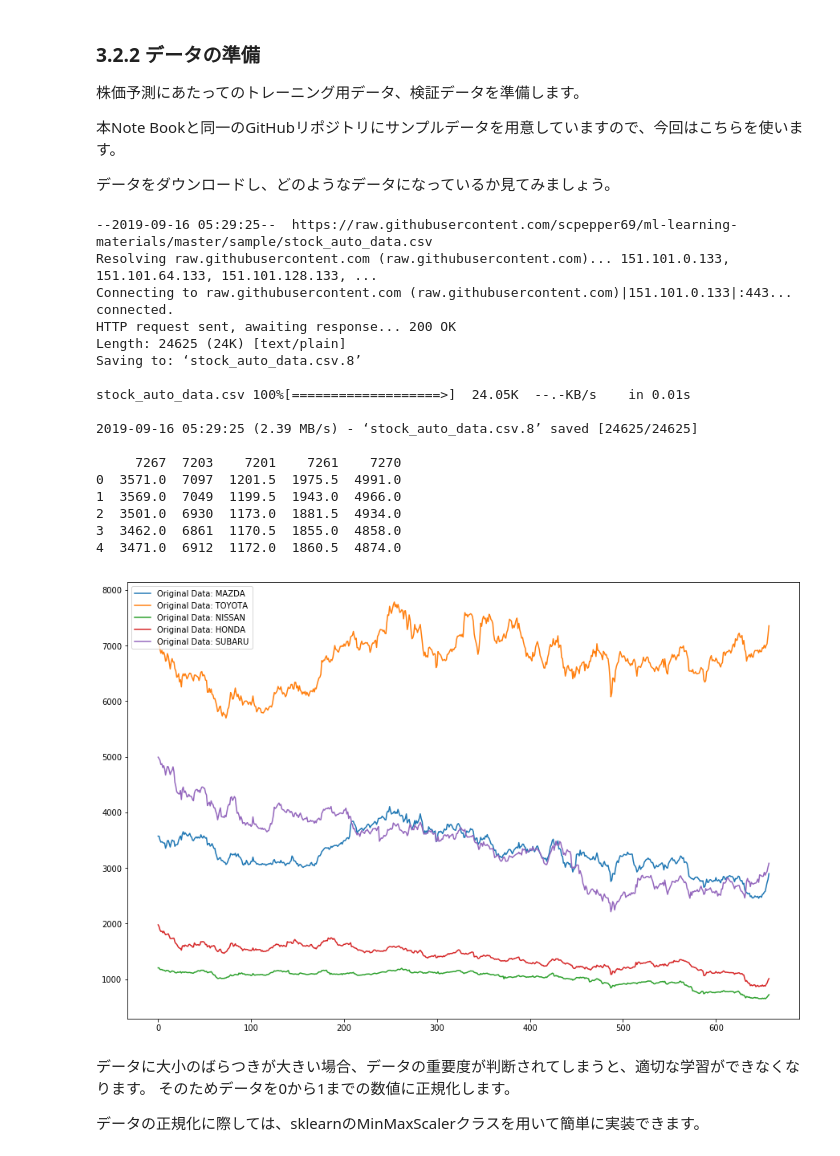
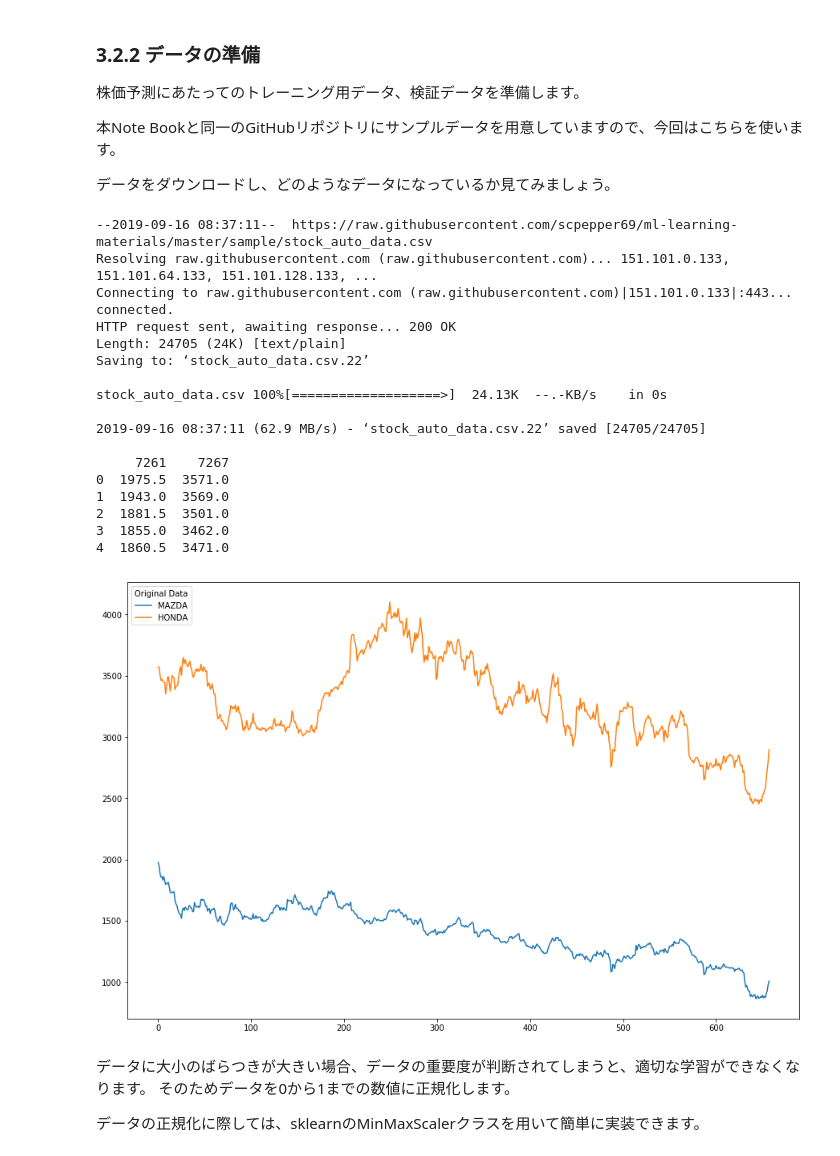
Before and after one commit to scpepper69/ml-learning-materials, a Jupyter notebook: TensorFlow_Keras_LSTM_01_draft.ipynb, the cells around one changed output. Cells and saved outputs as stored; diff of their text form; code cells hidden in the pictures.

```diff
--- a/TensorFlow_Keras_LSTM_01_draft.ipynb
+++ b/TensorFlow_Keras_LSTM_01_draft.ipynb
@@ -85,38 +88,40 @@ tf_graph_util.py.1  100%[===================>]  19.12K  --.-KB/s    in 0.01s
 # %%
 # 予測対象のサンプルデータを取得
 !wget https://raw.githubusercontent.com/scpepper69/ml-learning-materials/master/sample/stock_auto_data.csv
 
-dataframe = pandas.read_csv('./stock_auto_data.csv', usecols=[1,2,3,4,5], engine='python', skipfooter=0).iloc[:,[3,1,0,2,4]]
-#dataframe = pandas.read_csv('./stock_auto_data.csv', usecols=[3,5], engine='python', skipfooter=0)
-#dataframe = pandas.read_csv('./stock_auto_data.csv', usecols=[2], engine='python', skipfooter=0)
+#legend_list = ["MAZDA","TOYOTA","NISSAN","HONDA","SUBARU"]
+legend_list = ["MAZDA","HONDA"]
+
+
+#dataframe = pandas.read_csv('./stock_auto_data.csv', usecols=[1,2,3,4,5], engine='python', skipfooter=0).iloc[:,[2,1,0,3,4]]
+dataframe = pandas.read_csv('./stock_auto_data.csv', usecols=[3,4], engine='python', skipfooter=0)
+#dataframe = pandas.read_csv('./stock_auto_data.csv', usecols=[3], engine='python', skipfooter=0)
 print(dataframe.head())
 
 plt.figure(figsize=(15, 10))
 p1 = plt.plot(dataframe)
-l1 = plt.legend(p1,["Original Data: MAZDA","Original Data: TOYOTA","Original Data: NISSAN","Original Data: HONDA","Original Data: SUBARU"],loc='upper left')
-#l1 = plt.legend(p1,["Original Data: MAZDA","Original Data: SUBARU"],loc='upper left')
-#l1 = plt.legend(p1,["Original Data: TOYOTA"],loc='upper left')
+l1 = plt.legend(p1,legend_list, loc='upper left', title='Original Data')
 
 plt.show()
 # %% [output]
---2019-09-16 05:29:25--  https://raw.githubusercontent.com/scpepper69/ml-learning-materials/master/sample/stock_auto_data.csv
+--2019-09-16 08:37:11--  https://raw.githubusercontent.com/scpepper69/ml-learning-materials/master/sample/stock_auto_data.csv
 Resolving raw.githubusercontent.com (raw.githubusercontent.com)... 151.101.0.133, 151.101.64.133, 151.101.128.133, ...
 Connecting to raw.githubusercontent.com (raw.githubusercontent.com)|151.101.0.133|:443... connected.
 HTTP request sent, awaiting response... 200 OK
-Length: 24625 (24K) [text/plain]
-Saving to: ‘stock_auto_data.csv.8’
+Length: 24705 (24K) [text/plain]
+Saving to: ‘stock_auto_data.csv.22’
 
-stock_auto_data.csv 100%[===================>]  24.05K  --.-KB/s    in 0.01s
+stock_auto_data.csv 100%[===================>]  24.13K  --.-KB/s    in 0s
 
-2019-09-16 05:29:25 (2.39 MB/s) - ‘stock_auto_data.csv.8’ saved [24625/24625]
+2019-09-16 08:37:11 (62.9 MB/s) - ‘stock_auto_data.csv.22’ saved [24705/24705]
 
-     7267  7203    7201    7261    7270
-0  3571.0  7097  1201.5  1975.5  4991.0
-1  3569.0  7049  1199.5  1943.0  4966.0
-2  3501.0  6930  1173.0  1881.5  4934.0
-3  3462.0  6861  1170.5  1855.0  4858.0
-4  3471.0  6912  1172.0  1860.5  4874.0
+     7261    7267
+0  1975.5  3571.0
+1  1943.0  3569.0
+2  1881.5  3501.0
+3  1855.0  3462.0
+4  1860.5  3471.0
-[figure, old version]
+[figure, new version]
 # %% [markdown]
 データに大小のばらつきが大きい場合、データの重要度が判断されてしまうと、適切な学習ができなくなります。
 そのためデータを0から1までの数値に正規化します。
```
Also changed, not shown: parts of 12 cells of this notebook.
